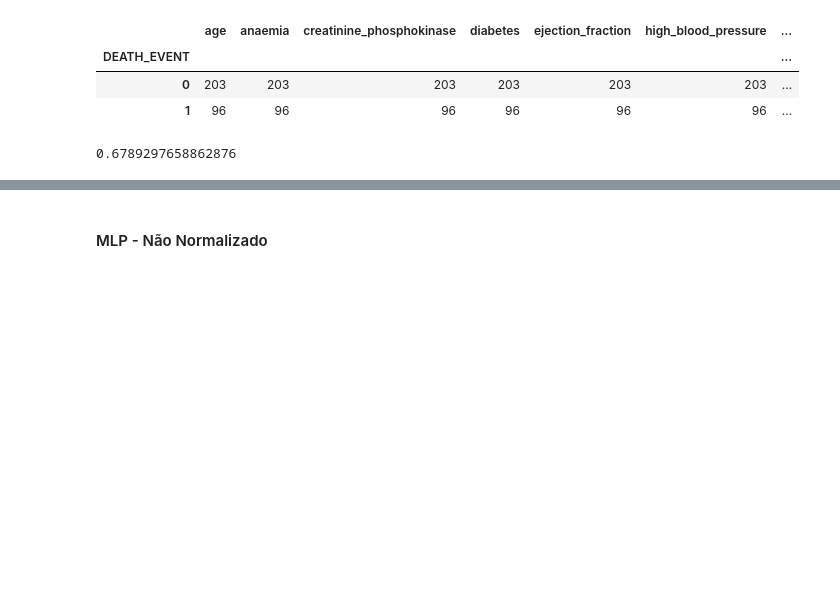
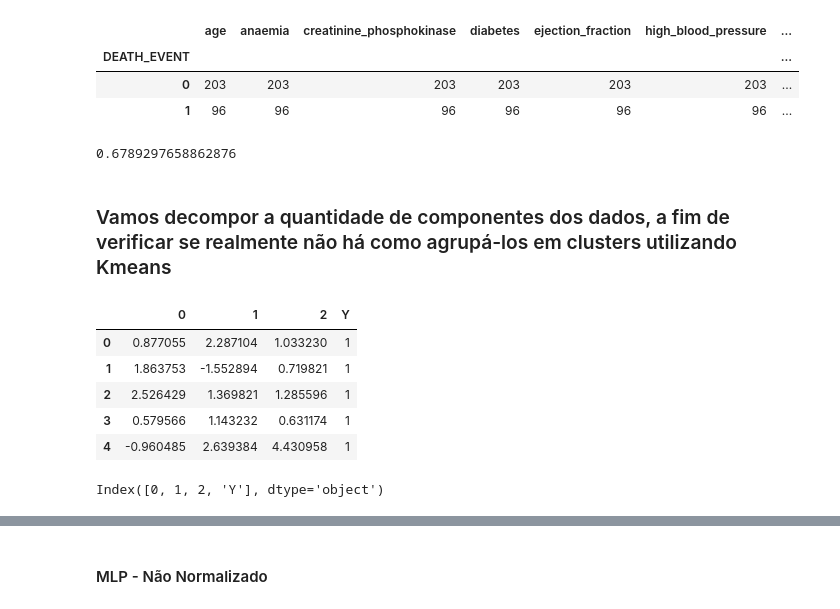
Before and after one commit to thiagocoral/kaggle-projects, a Jupyter notebook: hearth_failure/project_heart_failure.ipynb, the cells around one changed output, grey strips where cells are left out. Cells and saved outputs as stored; diff of their text form; code cells hidden in the pictures; blank space fills up the shorter version.

```diff
--- a/hearth_failure/project_heart_failure.ipynb
+++ b/hearth_failure/project_heart_failure.ipynb
@@ -158,3 +165,26 @@ df.groupby(df["DEATH_EVENT"]).count()
 203/299
 # %% [output]
 0.6789297658862876
+# %% [markdown]
+### Vamos decompor a quantidade de componentes dos dados, a fim de verificar se realmente não há como agrupá-los em clusters utilizando Kmeans
+# %%
+df = df_original.copy()
+from sklearn.decomposition import PCA
+pca = PCA(n_components = 3)
+pca.fit(df.drop("DEATH_EVENT",axis=1))
+X_transformed = pca.fit_transform(df.drop("DEATH_EVENT",axis=1))
+Y = df["DEATH_EVENT"]
+df_transformed = pd.DataFrame(X_transformed)
+df_transformed["Y"] = Y
+df_transformed.head()
+# %% [output]
+|  | 0 | 1 | 2 | Y |
+| 0 | 0.877055 | 2.287104 | 1.033230 | 1 |
+| 1 | 1.863753 | -1.552894 | 0.719821 | 1 |
+| 2 | 2.526429 | 1.369821 | 1.285596 | 1 |
+| 3 | 0.579566 | 1.143232 | 0.631174 | 1 |
+| 4 | -0.960485 | 2.639384 | 4.430958 | 1 |
+# %%
+df_transformed.columns
+# %% [output]
+Index([0, 1, 2, 'Y'], dtype='object')
```
Also changed, not shown: parts of 8 cells of this notebook, 2 other files.
